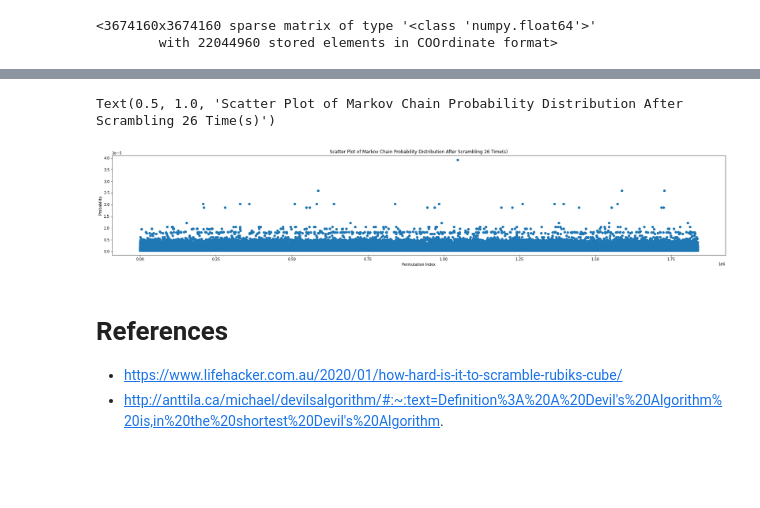
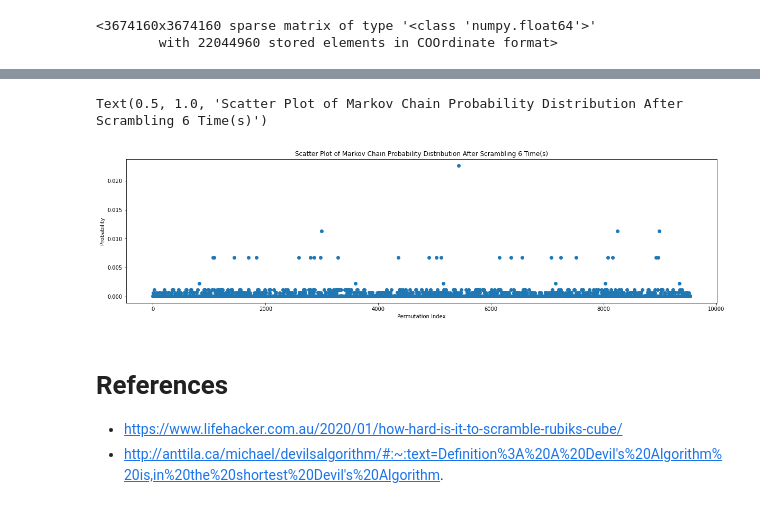
Before and after one commit to vskaush2/RubiksCubeMarkovChain, a Jupyter notebook: RubiksCubeGroupDemo.ipynb, the cells around one changed output, grey strips where cells are left out. Cells and saved outputs as stored; diff of their text form; code cells hidden in the pictures; blank space fills up the shorter version.

Commit message:
Updated RubiksCubeGroupDemo.ipynb and Added Sample 2D Markov Chain Distributions.

```diff
--- a/RubiksCubeGroupDemo.ipynb
+++ b/RubiksCubeGroupDemo.ipynb
@@ -58,4 +82,4 @@ def get_perm(seq,dim):
 dim=2
 basic_moves=get_basic_moves(dim)
 basic_perms={get_perm(seq,dim) for seq in get_basic_moves(dim)}
-all_perms=basic_perms
+dict(zip(basic_moves,basic_perms))
@@ -202,6 +247,7 @@ def get_transition_matrix_coo_format(transition_matrix_row_nonzero_column_indice
     transition_matrix=sc.sparse.coo_matrix((data, (rows, cols)), shape=(n, n))
     return transition_matrix
 
+enumerated_dict, reversed_dict = enumerate_perms(all_perms)
 transition_matrix_row_nonzero_column_indices_dict=get_transition_matrix_row_nonzero_column_indices_dict(dim)
 transition_matrix = get_transition_matrix_coo_format(transition_matrix_row_nonzero_column_indices_dict)
 transition_matrix
@@ -244,18 +290,18 @@ def get_chain_distribution(dim,transition_matrix,t):
             sc.sparse.save_npz(file_path,pi_n)
             return pi_n
 # %%
-t=26
+t=6
 pi=get_chain_distribution(dim,transition_matrix,t)
 values=pi.data
 indices=range(len(values))
-fig,ax=plt.subplots(figsize=(30,5))
+fig,ax=plt.subplots(figsize=(20,5))
 ax.scatter(indices,pi.data)
 ax.set_xlabel('Permutation Index')
 ax.set_ylabel('Probability')
 ax.set_title('Scatter Plot of Markov Chain Probability Distribution After Scrambling {} Time(s)'.format(t))
 # %% [output]
-Text(0.5, 1.0, 'Scatter Plot of Markov Chain Probability Distribution After Scrambling 26 Time(s)')
+Text(0.5, 1.0, 'Scatter Plot of Markov Chain Probability Distribution After Scrambling 6 Time(s)')
-[figure, old version]
+[figure, new version]
 # %% [markdown]
 # References
 
```
Also changed, not shown: parts of 14 cells of this notebook, 7 other files.
